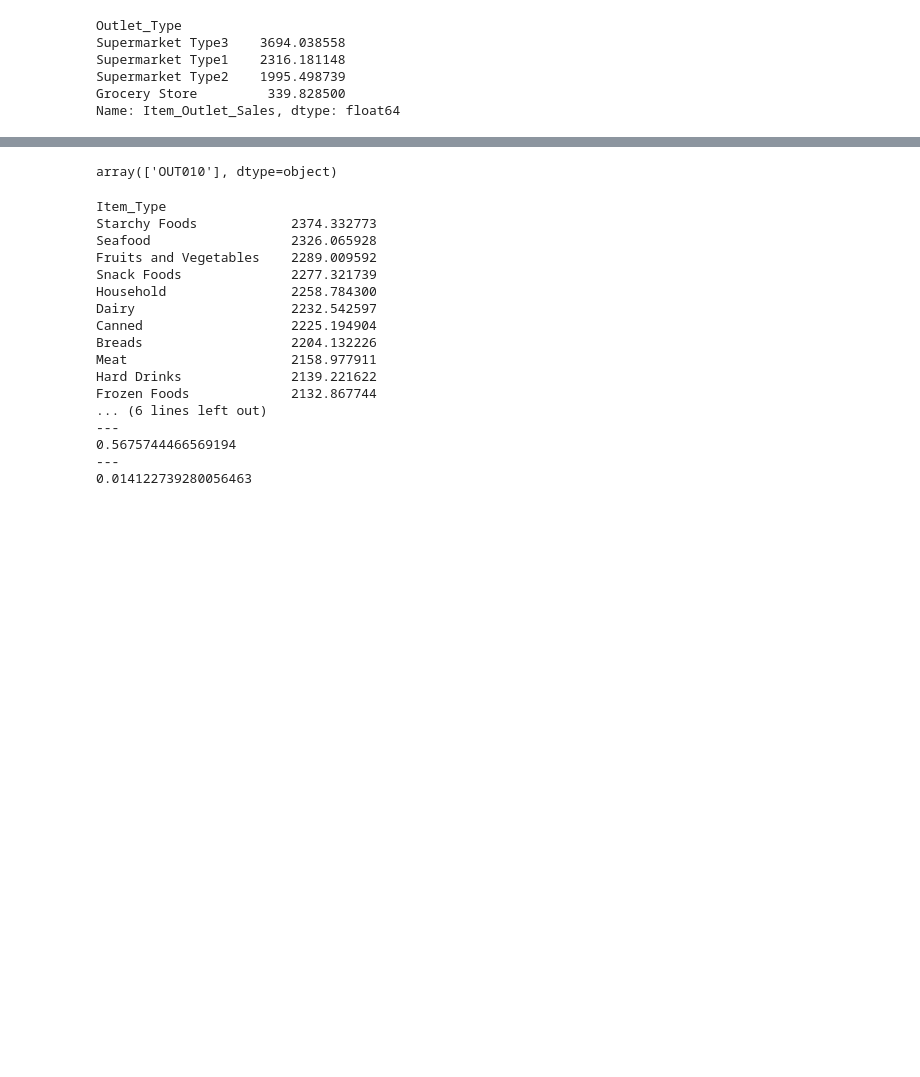
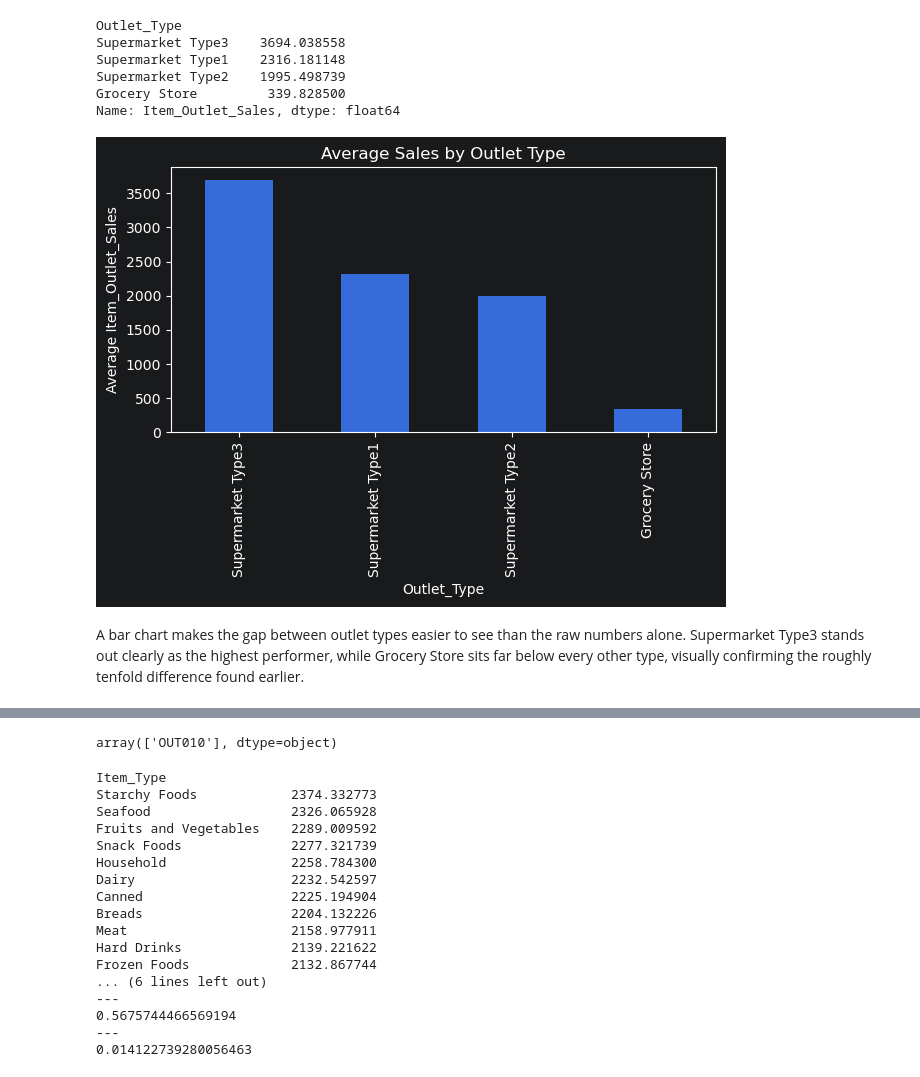
Before and after one commit to HassanBouzkan/bigmart-sales-prediction, a Jupyter notebook: notebooks/bigmart_analysis.ipynb, the cells around one changed output, grey strips where cells are left out. Drawn from its saved outputs; the diff is of its cells as text; code cells hidden in the pictures; blank space fills up the shorter version.

Commit message:
Add charts, conclusions, README, and requirements file

```diff
--- a/notebooks/bigmart_analysis.ipynb
+++ b/notebooks/bigmart_analysis.ipynb
@@ -155,3 +252,16 @@ Supermarket Type1    2316.181148
 Supermarket Type2    1995.498739
 Grocery Store         339.828500
 Name: Item_Outlet_Sales, dtype: float64
+# %%
+df.groupby('Outlet_Type')['Item_Outlet_Sales'].mean().sort_values(ascending=False).plot(kind='bar')
+plt.title('Average Sales by Outlet Type')
+plt.ylabel('Average Item_Outlet_Sales')
+plt.tight_layout()
+plt.show()
+# %% [output]
+[figure, added]
+# %% [markdown]
+A bar chart makes the gap between outlet types easier to see than the raw numbers alone.
+Supermarket Type3 stands out clearly as the highest performer, while Grocery Store sits
+far below every other type, visually confirming the roughly tenfold difference found
+earlier.
```
Also changed, not shown: parts of 39 cells of this notebook, 2 other files.
